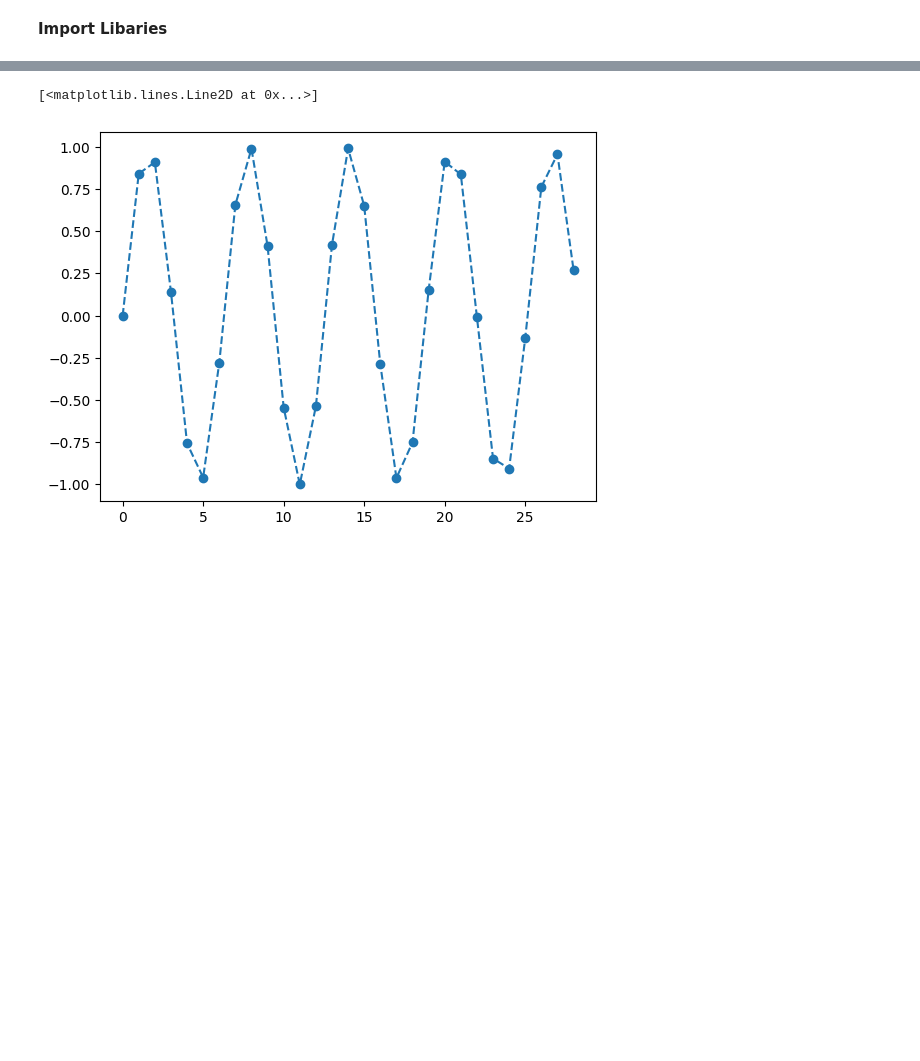
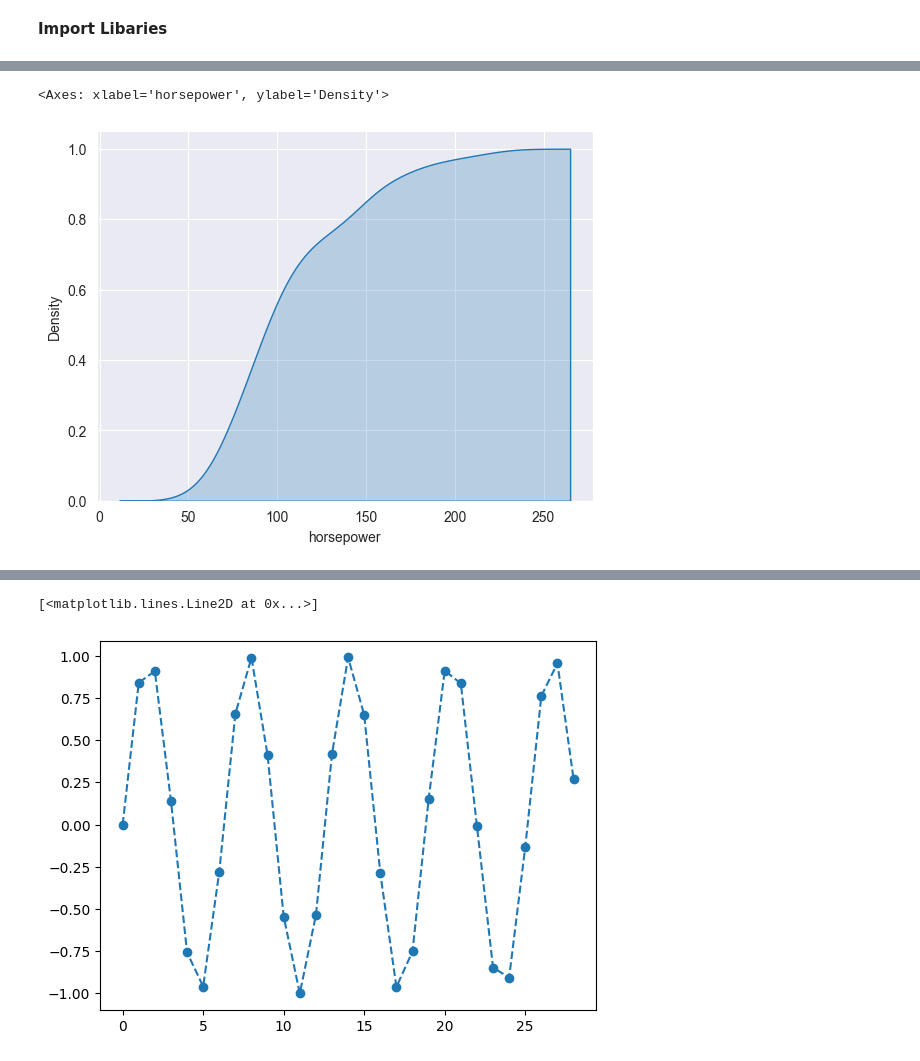
Before and after one commit to daaanishhh002/Graphing-with-Python, a Jupyter notebook: graphing.ipynb, the cells around one changed output, grey strips where cells are left out. Cells and saved outputs as stored; diff of their text form; code cells hidden in the pictures; blank space fills up the shorter version.

```diff
--- a/graphing.ipynb
+++ b/graphing.ipynb
@@ -6,0 +72,7 @@ import seaborn as sns
+# %%
+sns.kdeplot(cars.horsepower,
+            cumulative=True,
+            fill=True)
+# %% [output]
+<Axes: xlabel='horsepower', ylabel='Density'>
+[figure, added]
```
Also changed, not shown: parts of 16 cells of this notebook.
